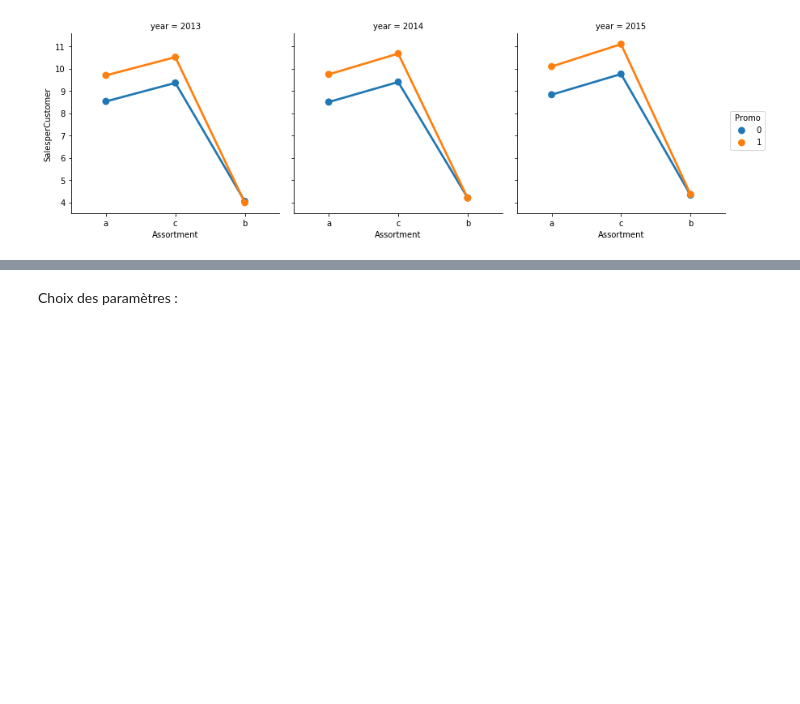
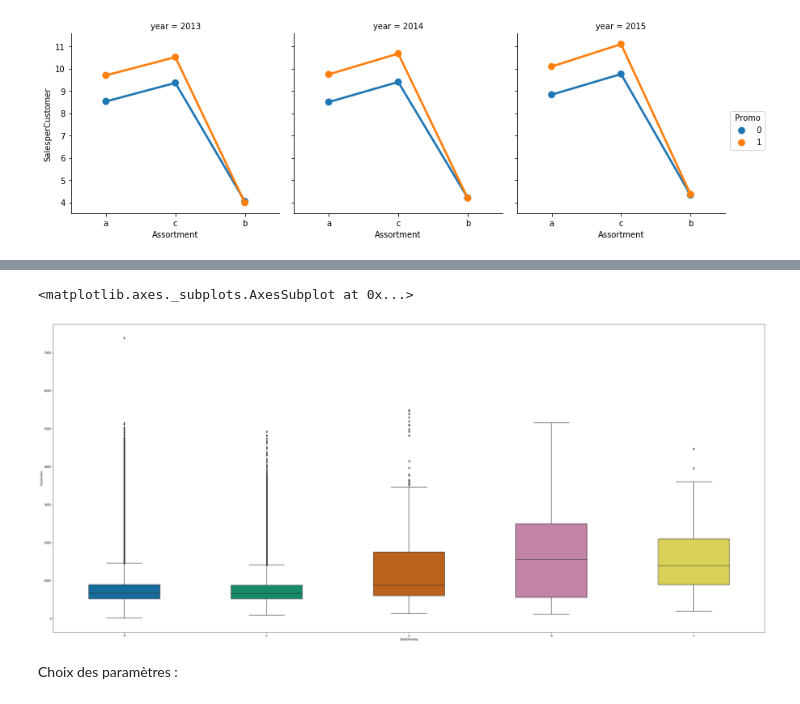
Before and after one commit to yasserbekkali/projetBD, a Jupyter notebook: Projet_WaveStone.ipynb, the cells around one changed output, grey strips where cells are left out. Drawn from its saved outputs; the diff is of its cells as text; code cells hidden in the pictures; blank space fills up the shorter version.

```diff
--- a/Projet_WaveStone.ipynb
+++ b/Projet_WaveStone.ipynb
@@ -282,3 +282,12 @@ sns.boxplot(y='Sales', x='CompetitionOpenSinceYear',
+# %%
+plt.figure(figsize=(45,20))
+sns.boxplot(y='Customers', x='StateHoliday',
+                 data=dts,
+                 width=0.5,
+                 palette="colorblind")
+# %% [output]
+<matplotlib.axes._subplots.AxesSubplot at 0x...>
+[figure, added]
 # %%
 fig1 , ax1 = plt.subplots(1 , 1 , figsize = (20 , 5))
 ax1.boxplot(train.Customers , showmeans=True , vert=False)
```
Also changed, not shown: parts of 1 cell of this notebook.
